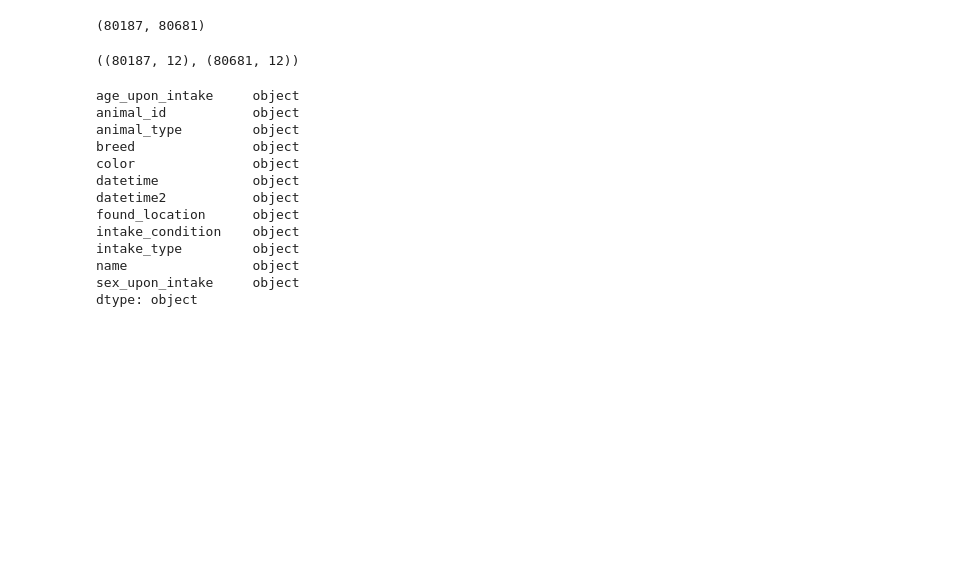
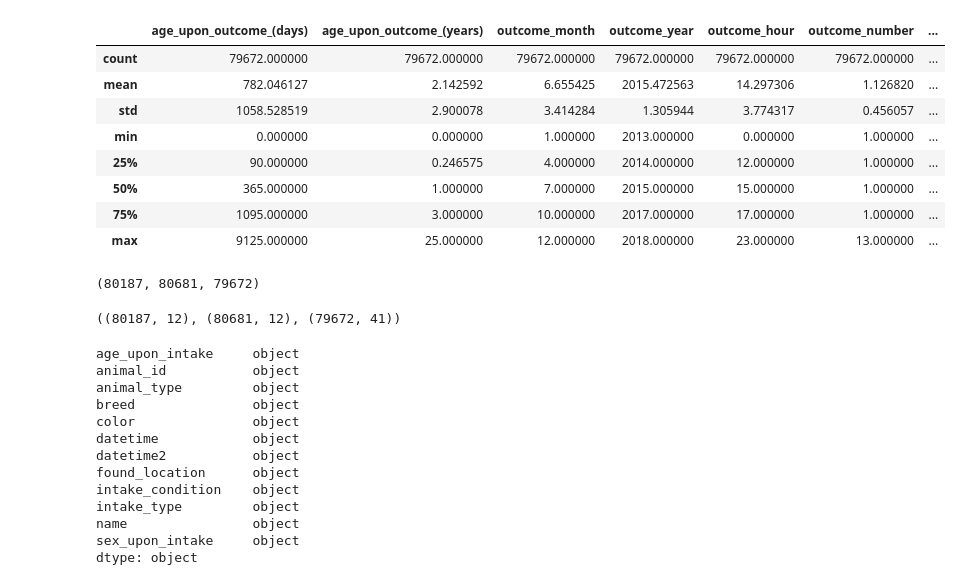
Before and after one commit to rohald89/pet-shelter-analysis, a Jupyter notebook: pet-shelter-analysis.ipynb, the cells around one changed output. Saved outputs shown, nothing was run; the diff lists cells and outputs as text; code cells hidden in the pictures; blank space fills up the shorter version.

```diff
--- a/pet-shelter-analysis.ipynb
+++ b/pet-shelter-analysis.ipynb
@@ -2,6 +2,7 @@
 import pandas as pd
 intakes = pd.read_csv('data/aac_intakes.csv')
 outcomes = pd.read_csv('data/aac_outcomes.csv')
+intakes_outcomes = pd.read_csv('data/aac_intakes_outcomes.csv')
 # %%
 intakes.describe()
 # %% [output]
@@ -18,14 +19,26 @@ outcomes.describe()
 | unique | 46 | 72877 | 5 | 2176 | 532 | 5956 | 66474 | 66474 | ... |
 | top | 1 year | A721033 | Dog | Domestic Shorthair Mix | Black/White | 2015-09-01T00:00:00 | 2016-04-18T00:00:00 | 2016-04-18T00:00:00 | ... |
 | freq | 14911 | 13 | 45856 | 23821 | 8396 | 112 | 39 | 39 | ... |
+# %%
+intakes_outcomes.describe()
+# %% [output]
+|  | age_upon_outcome_(days) | age_upon_outcome_(years) | outcome_month | outcome_year | outcome_hour | outcome_number | ... |
+| count | 79672.000000 | 79672.000000 | 79672.000000 | 79672.000000 | 79672.000000 | 79672.000000 | ... |
+| mean | 782.046127 | 2.142592 | 6.655425 | 2015.472563 | 14.297306 | 1.126820 | ... |
+| std | 1058.528519 | 2.900078 | 3.414284 | 1.305944 | 3.774317 | 0.456057 | ... |
+| min | 0.000000 | 0.000000 | 1.000000 | 2013.000000 | 0.000000 | 1.000000 | ... |
+| 25% | 90.000000 | 0.246575 | 4.000000 | 2014.000000 | 12.000000 | 1.000000 | ... |
+| 50% | 365.000000 | 1.000000 | 7.000000 | 2015.000000 | 15.000000 | 1.000000 | ... |
+| 75% | 1095.000000 | 3.000000 | 10.000000 | 2017.000000 | 17.000000 | 1.000000 | ... |
+| max | 9125.000000 | 25.000000 | 12.000000 | 2018.000000 | 23.000000 | 13.000000 | ... |
 # %%
-len(intakes), len(outcomes)
+len(intakes), len(outcomes), len(intakes_outcomes)
 # %% [output]
-(80187, 80681)
+(80187, 80681, 79672)
 # %%
-intakes.shape, outcomes.shape
+intakes.shape, outcomes.shape, intakes_outcomes.shape
 # %% [output]
-((80187, 12), (80681, 12))
+((80187, 12), (80681, 12), (79672, 41))
 # %%
 intakes.dtypes
 # %% [output]
```
Also changed, not shown: parts of 20 cells of this notebook.
